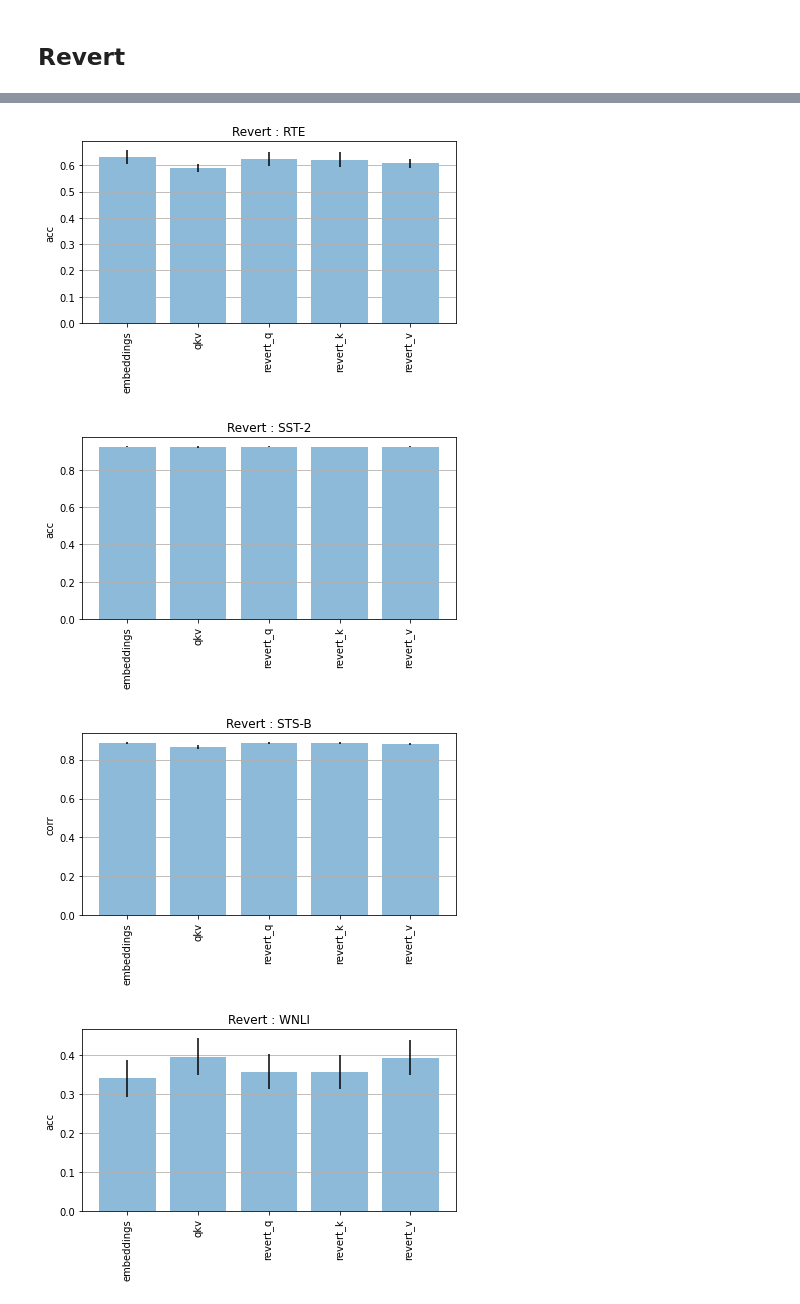
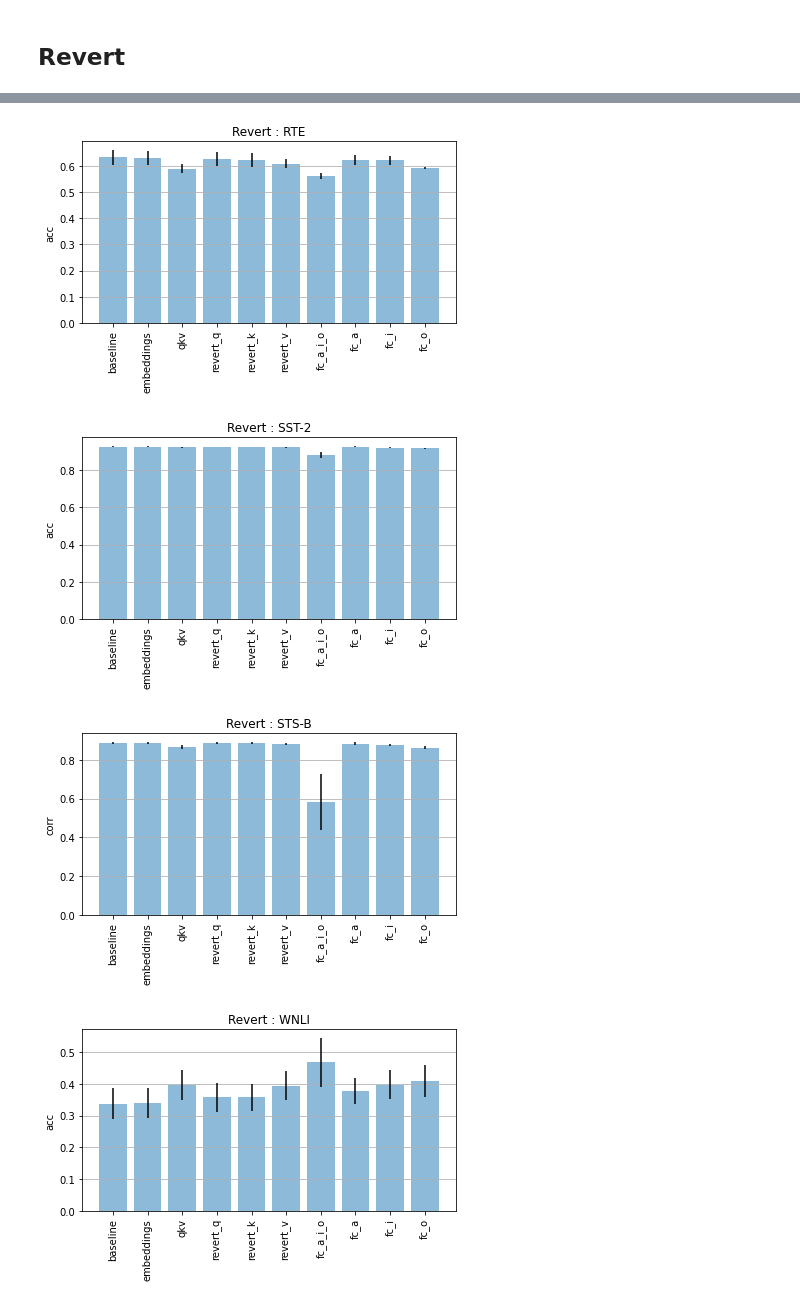
Before and after one commit to sai-prasanna/bert-experiments, a Jupyter notebook: experiment_analysis/analysis_1.ipynb, the cells around one changed output, grey strips where cells are left out. Drawn from its saved outputs; the diff is of its cells as text; code cells hidden in the pictures.

Commit message:
Add Revert fully connected layers.

```diff
--- a/experiment_analysis/analysis_1.ipynb
+++ b/experiment_analysis/analysis_1.ipynb
@@ -258,7 +258,7 @@ plot_all_task_metrics(analyzed_metrics, "Revert")
 # %% [markdown]
 ## Randomization
 # %%
-analyzed_metrics = []
+analyzed_metrics = [("baseline", baseline)]
 random_embeddings_path = experiments_path / "randomize_embeddings" / "results.json"
 with random_embeddings_path.open() as f:
     random_embeddings = json.load(f)
@@ -285,6 +285,10 @@ with random_embeddings_path.open() as f:
     random_embeddings = json.load(f)
 analyzed_metrics.append(("fc_i", random_embeddings))
 
+random_embeddings_path = experiments_path / "randomize_fc" / "fc_i_all_results.json"
+with random_embeddings_path.open() as f:
+    random_embeddings = json.load(f)
+analyzed_metrics.append(("fc_o", random_embeddings))
 
 plot_all_task_metrics(analyzed_metrics, "Randomize")
 # %% [output]
@@ -300,7 +304,7 @@ plot_all_task_metrics(analyzed_metrics, "Randomize")
 # %% [markdown]
 ## Revert
 # %%
-analyzed_metrics = []
+analyzed_metrics = [("baseline", baseline)]
 random_embeddings_path = experiments_path / "revert_embeddings" / "revert_embeddings_results.json"
 with random_embeddings_path.open() as f:
     random_embeddings = json.load(f)
@@ -317,5 +321,29 @@ for component in ["query", "key", "value"]:
         random_results = json.load(f)
     analyzed_metrics.append((f"revert_{component[0]}", random_results))
 
+
+random_embeddings_path = experiments_path / "revert_fc" / "fc_a_i_o_layer_all_results.json"
+with random_embeddings_path.open() as f:
+    random_embeddings = json.load(f)
+analyzed_metrics.append(("fc_a_i_o", random_embeddings))
+
+
+random_embeddings_path = experiments_path / "revert_fc" / "fc_a_all_results.json"
+with random_embeddings_path.open() as f:
+    random_embeddings = json.load(f)
+analyzed_metrics.append(("fc_a", random_embeddings))
+
+
+
+random_embeddings_path = experiments_path / "revert_fc" / "fc_i_all_results.json"
+with random_embeddings_path.open() as f:
+    random_embeddings = json.load(f)
+analyzed_metrics.append(("fc_i", random_embeddings))
+
+random_embeddings_path = experiments_path / "revert_fc" / "fc_o_all_results.json"
+with random_embeddings_path.open() as f:
+    random_embeddings = json.load(f)
+analyzed_metrics.append(("fc_o", random_embeddings))
+
 plot_all_task_metrics(analyzed_metrics, "Revert")
 # %% [output]
@@ -327,4 +355,4 @@ plot_all_task_metrics(analyzed_metrics, "Revert")
-[figure, old version]
+[figure, new version]
-[figure, old version]
+[figure, new version]
-[figure, old version]
+[figure, new version]
-[figure, old version]
+[figure, new version]
```
Also changed, not shown: parts of 2 cells of this notebook, 7 other files.
